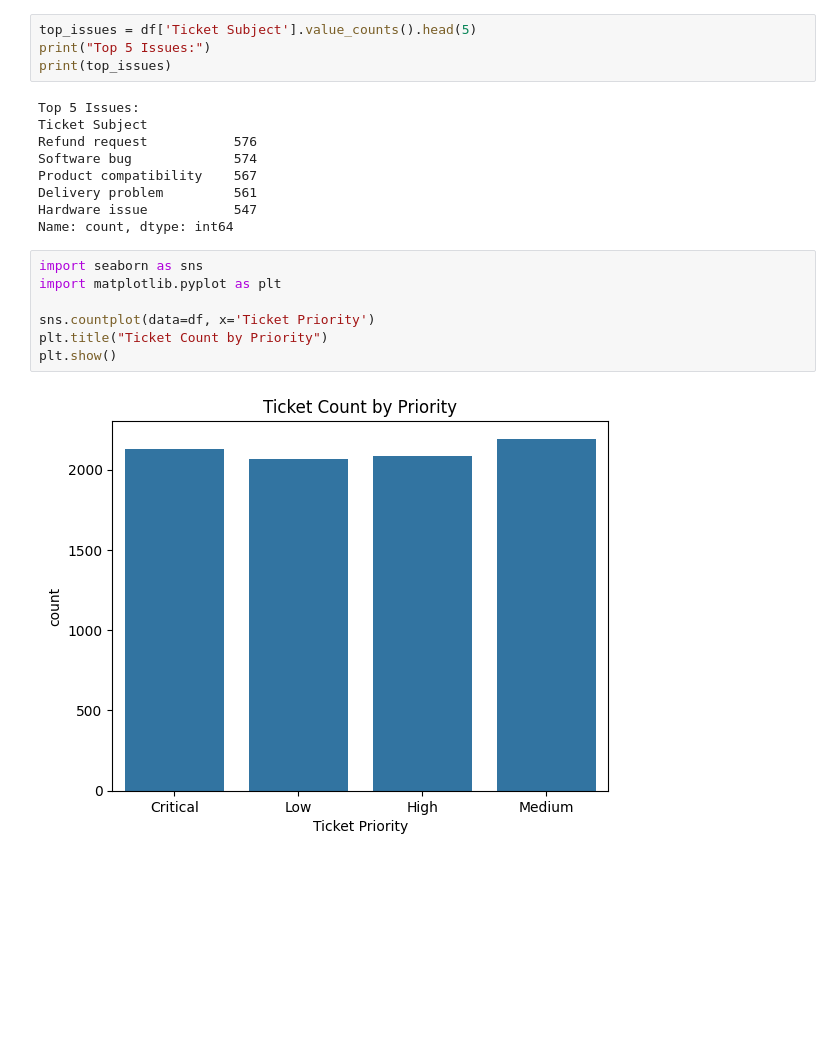
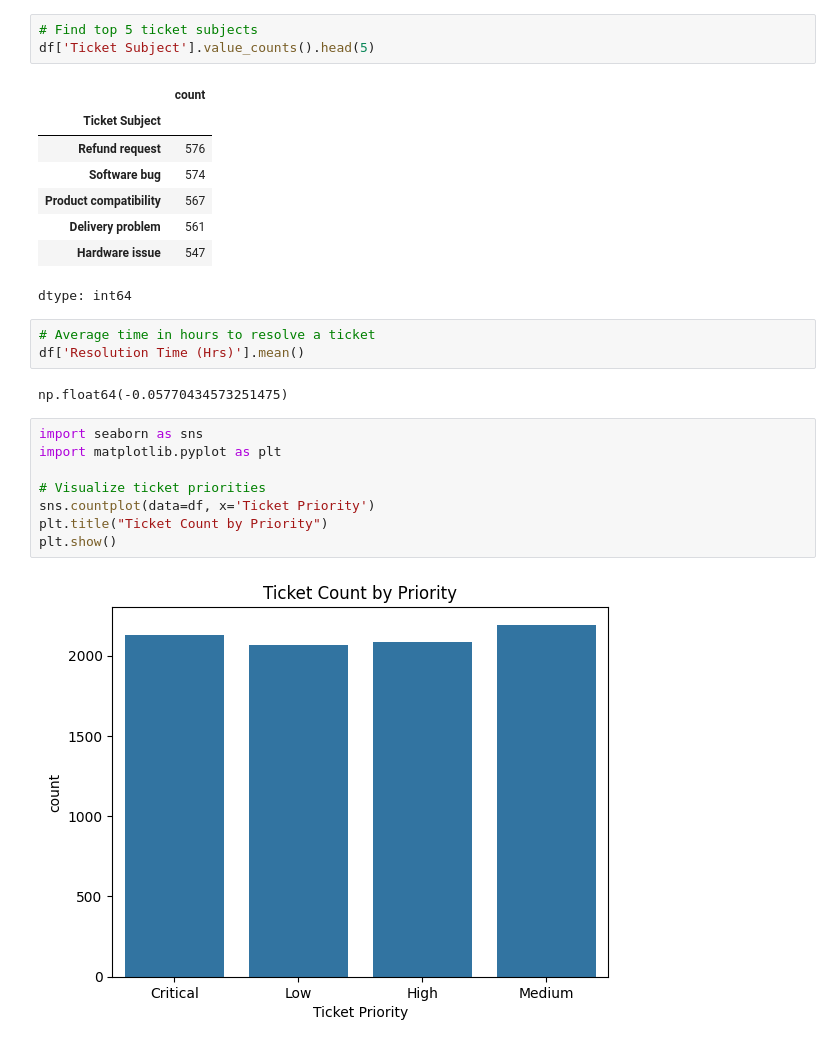
Before and after one commit to Naitik582/FUTURE_DS_02, a Jupyter notebook: Customer_Support_Data_Analysis_&_Tickets_Solutions.ipynb, the cells around one changed output. Saved outputs shown, nothing was run; the diff lists cells and outputs as text; blank space fills up the shorter version.

```diff
--- a/Customer_Support_Data_Analysis_&_Tickets_Solutions.ipynb
+++ b/Customer_Support_Data_Analysis_&_Tickets_Solutions.ipynb
@@ -64,21 +55,26 @@ Resolution Time (Hrs)           5700
 dtype: int64
 # %%
-top_issues = df['Ticket Subject'].value_counts().head(5)
-print("Top 5 Issues:")
-print(top_issues)
+# Find top 5 ticket subjects
+df['Ticket Subject'].value_counts().head(5)
 # %% [output]
+|  | count |
+| Ticket Subject |  |
+| Refund request | 576 |
+| Software bug | 574 |
+| Product compatibility | 567 |
+| Delivery problem | 561 |
+| Hardware issue | 547 |
-Top 5 Issues:
-Ticket Subject
-Refund request           576
-Software bug             574
-Product compatibility    567
-Delivery problem         561
-Hardware issue           547
-Name: count, dtype: int64
+dtype: int64
+# %%
+# Average time in hours to resolve a ticket
+df['Resolution Time (Hrs)'].mean()
+# %% [output]
+np.float64(-0.05770434573251475)
 # %%
 import seaborn as sns
 import matplotlib.pyplot as plt
 
+# Visualize ticket priorities
 sns.countplot(data=df, x='Ticket Priority')
 plt.title("Ticket Count by Priority")
 plt.show()
```
Also changed, not shown: parts of 6 cells of this notebook.
